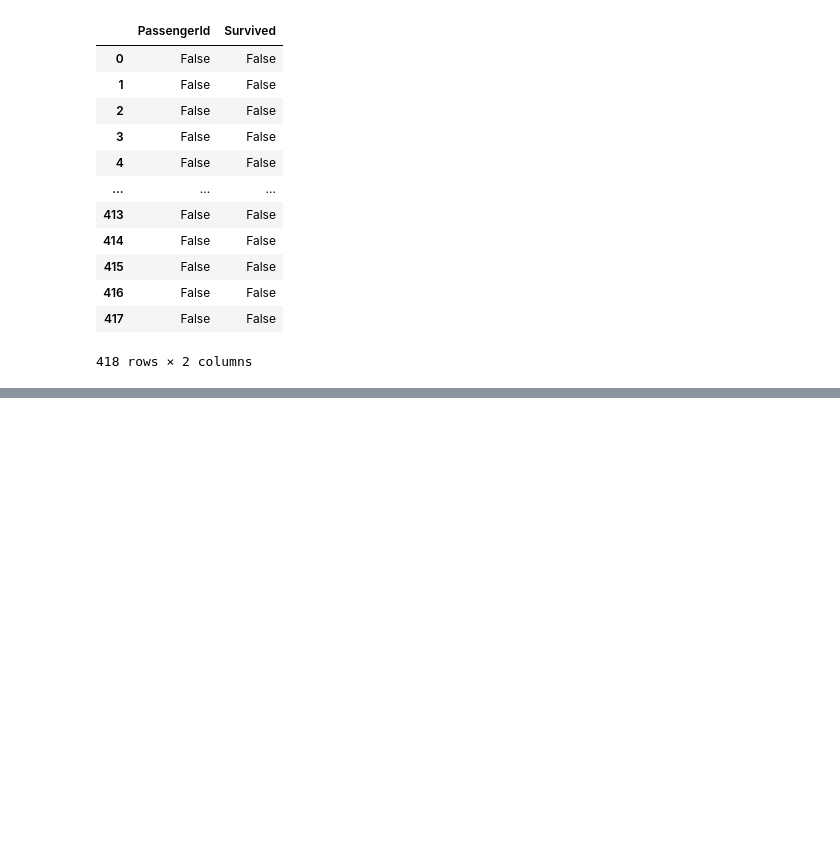
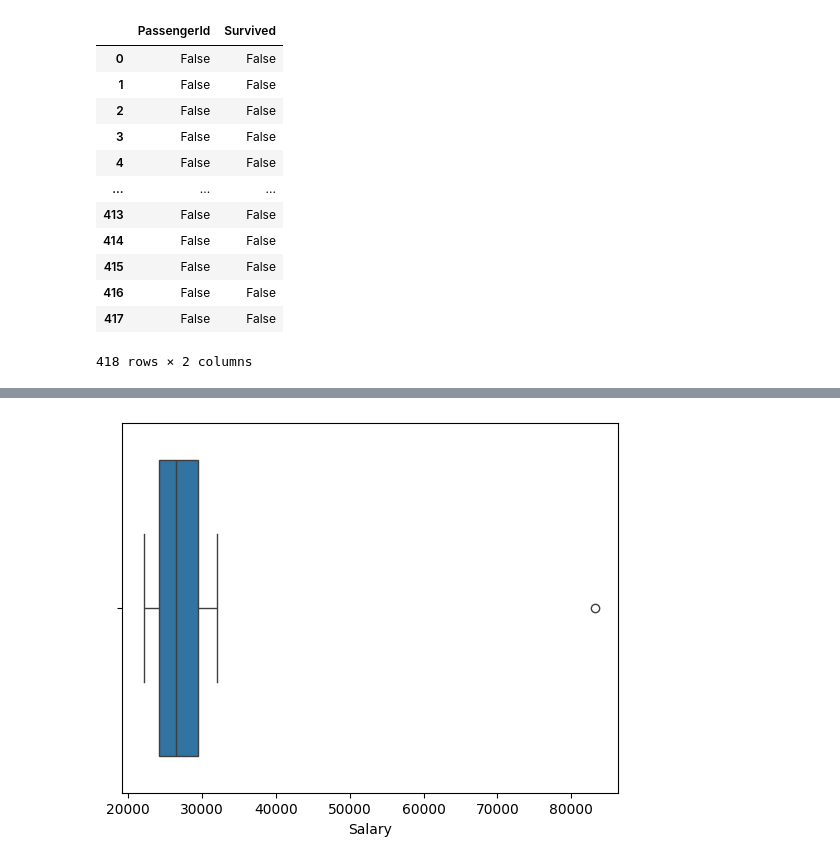
Before and after one commit to apatidar2905/ML-data-preprocessing, a Jupyter notebook: Untitled1.ipynb, the cells around one changed output, grey strips where cells are left out. Drawn from its saved outputs; the diff is of its cells as text; code cells hidden in the pictures; blank space fills up the shorter version.

```diff
--- a/Untitled1.ipynb
+++ b/Untitled1.ipynb
@@ -313,0 +355,12 @@ errors='coerce' – Converts invalid values into missing values instead of throw
+# %%
+df= {
+    'Student': ['A', 'B', 'C', 'D', 'E', 'F', 'G', 'H', 'I', 'J'],
+    'Age': [20, 21, 19, 22, 20, 21, 20, 22, 19, 21],
+    'Salary': [25000, 28000, 22000, 30000, 26000, 27000, 24000, 32000, 23000, 100000],
+    'Marks': [75, 80, 65, 85, 78, 82, 72, 90, 68, 95],
+    'Study_Hours': [3, 4, 2, 5, 3, 4, 3, 6, 2, 15]
+}
+
+df = pd.DataFrame(data)
+
+df
@@ -313,0 +584,16 @@ errors='coerce' – Converts invalid values into missing values instead of throw
+# %%
+#percentile method
+#The percentile method identifies outliers by setting a lower and upper limit based on percentiles
+#detect outliers
+lower = df['Salary'].quantile(0.01)
+upper = df['Salary'].quantile(0.99)
+
+outliers = df[(df['Salary'] < lower) | (df['Salary'] > upper)]
+print("outliers=",outliers)
+
+#remove outliers
+df_clean = df[(df['Salary'] >= lower) & (df['Salary'] <= upper)]
+print("df_clean=",df_clean)
+
+#replace outliers(capping)
+df['Salary'] = df['Salary'].clip(lower, upper)
@@ -313,0 +613,7 @@ errors='coerce' – Converts invalid values into missing values instead of throw
+# %%
+#boxplot method
+#for single column
+sns.boxplot(x=df['Salary'])
+plt.show()
+# %% [output]
+[figure, added]
```
Also changed, not shown: parts of 32 cells of this notebook.
